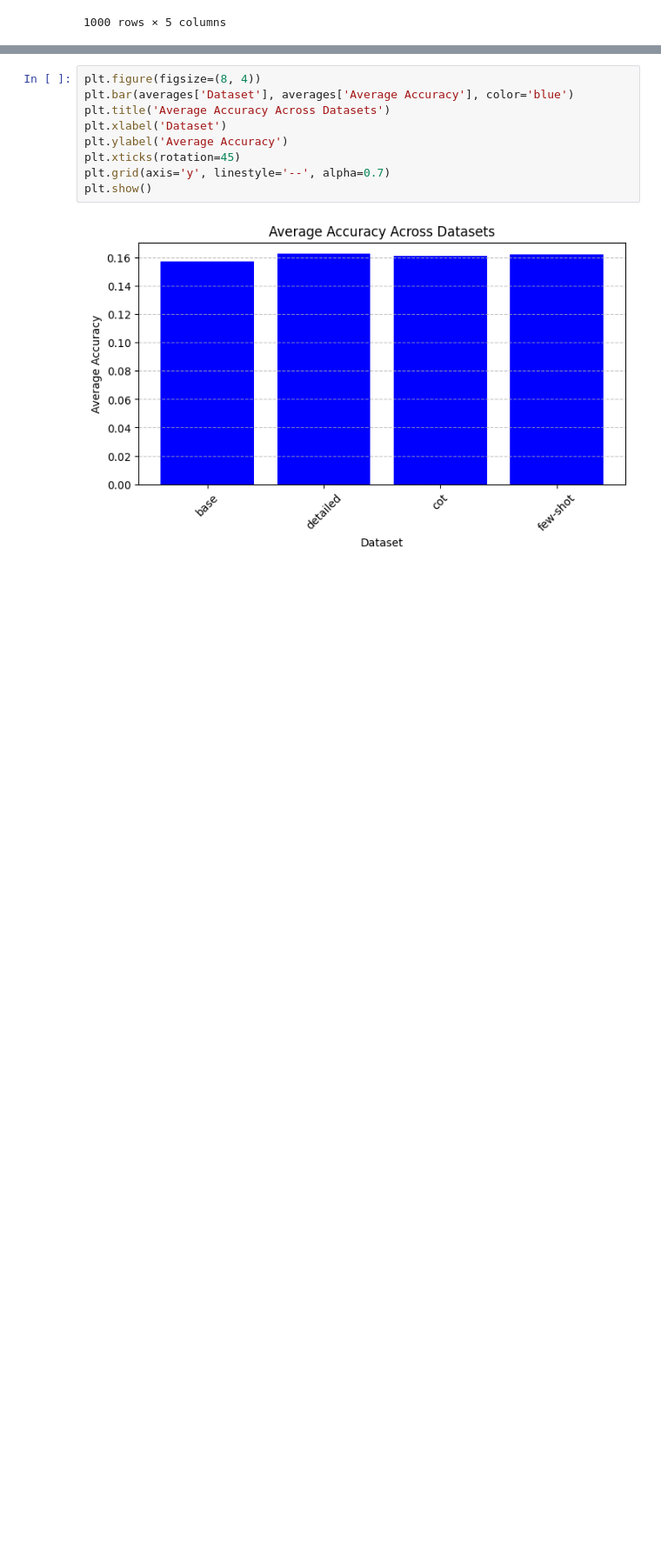
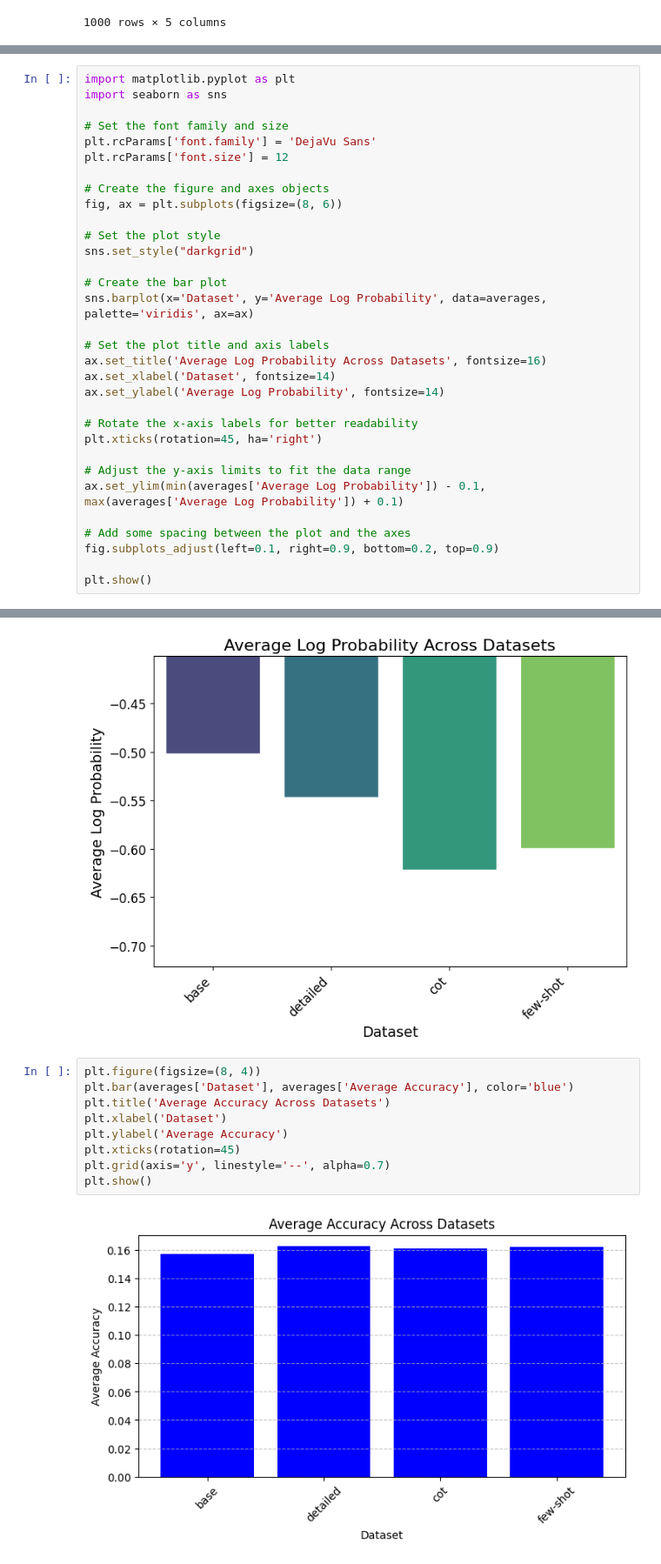
Before and after one commit to arjunneervannan/medical-llm-hallucination, a Jupyter notebook: inference/inference_results.ipynb, the cells around one changed output, grey strips where cells are left out. Shown at 87% size. Drawn from its saved outputs; the diff is of its cells as text; blank space fills up the shorter version.

```diff
--- a/inference/inference_results.ipynb
+++ b/inference/inference_results.ipynb
@@ -95,0 +104,33 @@ plt.show()
+# %%
+import matplotlib.pyplot as plt
+import seaborn as sns
+
+# Set the font family and size
+plt.rcParams['font.family'] = 'DejaVu Sans'
+plt.rcParams['font.size'] = 12
+
+# Create the figure and axes objects
+fig, ax = plt.subplots(figsize=(8, 6))
+
+# Set the plot style
+sns.set_style("darkgrid")
+
+# Create the bar plot
+sns.barplot(x='Dataset', y='Average Log Probability', data=averages, palette='viridis', ax=ax)
+
+# Set the plot title and axis labels
+ax.set_title('Average Log Probability Across Datasets', fontsize=16)
+ax.set_xlabel('Dataset', fontsize=14)
+ax.set_ylabel('Average Log Probability', fontsize=14)
+
+# Rotate the x-axis labels for better readability
+plt.xticks(rotation=45, ha='right')
+
+# Adjust the y-axis limits to fit the data range
+ax.set_ylim(min(averages['Average Log Probability']) - 0.1, max(averages['Average Log Probability']) + 0.1)
+
+# Add some spacing between the plot and the axes
+fig.subplots_adjust(left=0.1, right=0.9, bottom=0.2, top=0.9)
+
+plt.show()
+# %% [output]
@@ -96,3 +140,4 @@ plt.show()
+[figure, added]
 # %%
 plt.figure(figsize=(8, 4))
 plt.bar(averages['Dataset'], averages['Average Accuracy'], color='blue')
```
Also changed, not shown: parts of 8 cells of this notebook, 16 other files.
